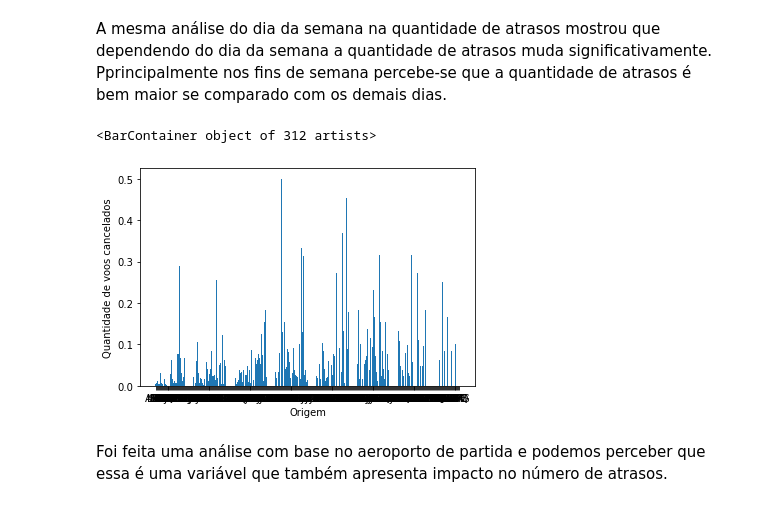
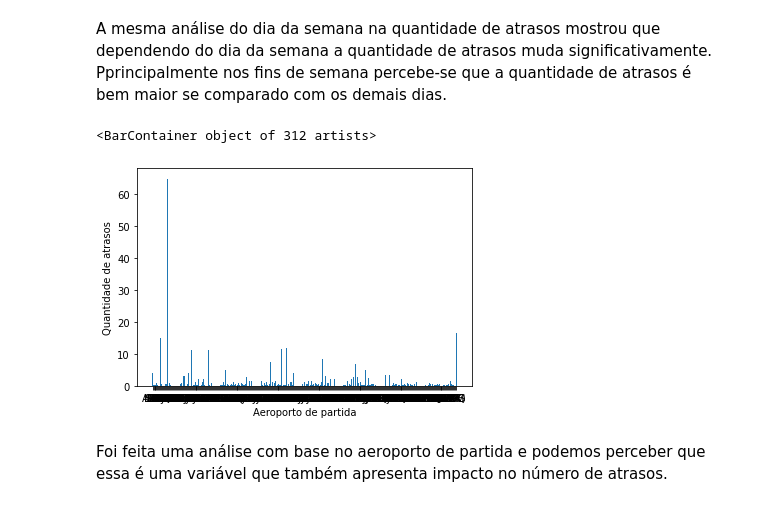
Before and after one commit to williansmprimo/analise-exploratoria, a Jupyter notebook: atividade-an-lise-exploratoria.ipynb, the cells around one changed output. Drawn from its saved outputs; the diff is of its cells as text; code cells hidden in the pictures.

```diff
--- a/atividade-an-lise-exploratoria.ipynb
+++ b/atividade-an-lise-exploratoria.ipynb
@@ -180,22 +181,22 @@ plt.bar(dias, dia_x_atrasos)
 # %% [markdown]
 A mesma análise do dia da semana na quantidade de atrasos mostrou que dependendo do dia da semana a quantidade de atrasos muda significativamente. Pprincipalmente nos fins de semana percebe-se que a quantidade de atrasos é bem maior se comparado com os demais dias.
 # %%
-### Criando uma separação da quantidade de Cancelamentos por Aeroporte de partida
+### Criando uma separação da quantidade de atrasos
 origens = base_resumida['ORIGIN_AIRPORT'].unique()
 origen_numerica = [0] * len(origens)
 total_voos_origem = [0] * len(origens)
-for (canceled, origem) in zip(base_resumida['CANCELLED'], base_resumida['ORIGIN_AIRPORT']):
+for (delay, origem) in zip(base_resumida['DEPARTURE_DELAY'], base_resumida['ORIGIN_AIRPORT']):
     idx_origem = int(np.where(origens == origem)[0])
     total_voos_origem[idx_origem] += 1
-    origen_numerica[idx_origem] += canceled
+    origen_numerica[idx_origem-1] += (1 if delay > 15 else 0)
+
+for idx in range(len(origens)):
+    origen_numerica[idx] /= total_voos_origem[idx]
+plt.xlabel("Aeroporto de partida")
+plt.ylabel("Quantidade de atrasos")
+plt.bar(origens, origen_numerica)
+# %% [output]
+<BarContainer object of 312 artists>
+[figure, added]
-# %%
-for idx in range(len(origens)):
-    origen_numerica[idx] /= total_voos_origem[idx]
-plt.xlabel("Origem")
-plt.ylabel("Quantidade de voos cancelados")
-plt.bar(origens, origen_numerica)
-# %% [output]
-<BarContainer object of 312 artists>
-[figure, removed]
 # %% [markdown]
 Foi feita uma análise com base no aeroporto de partida e podemos perceber que essa é uma variável que também apresenta impacto no número de atrasos.
```
Also changed, not shown: parts of 6 cells of this notebook.
